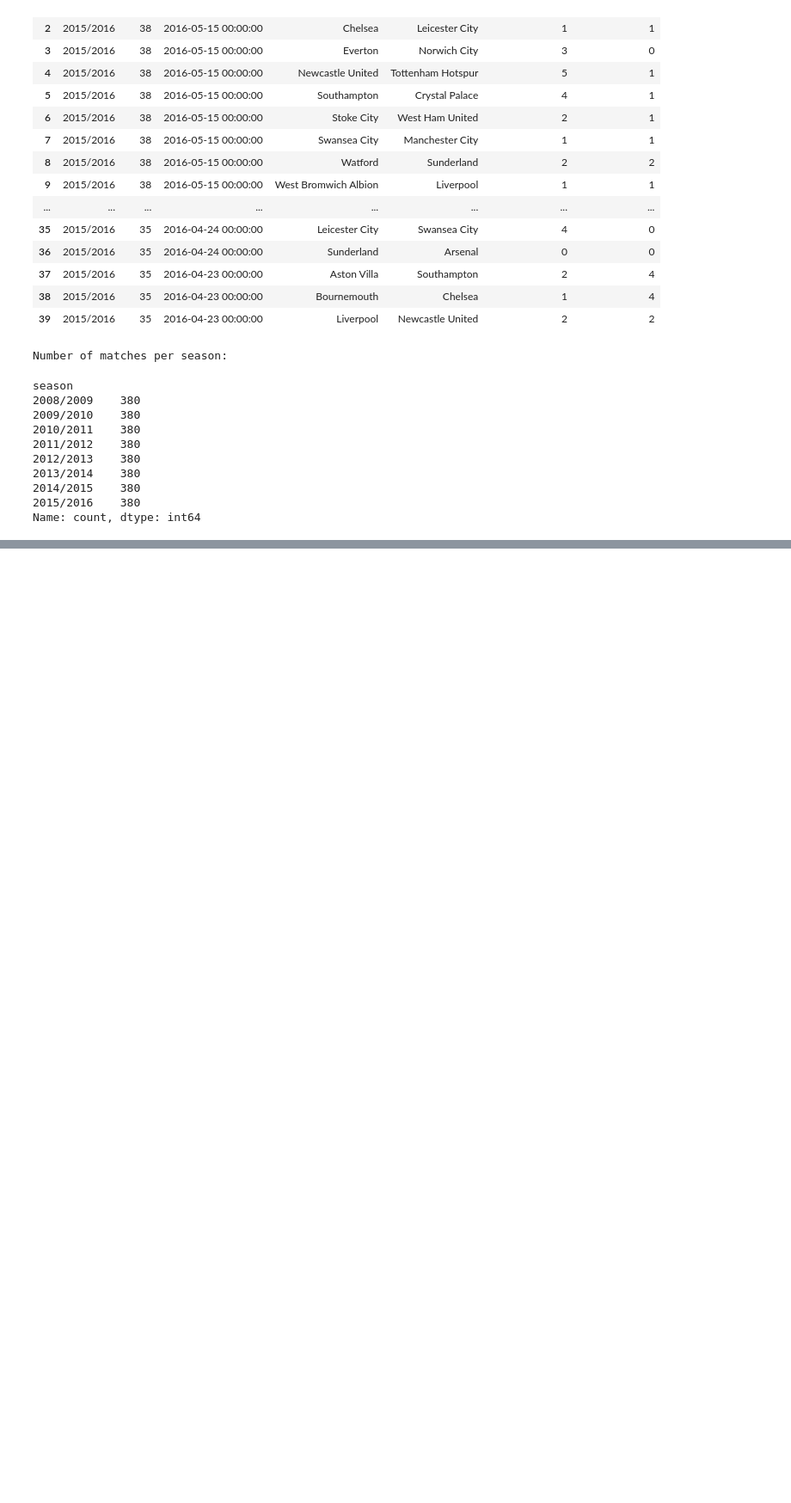
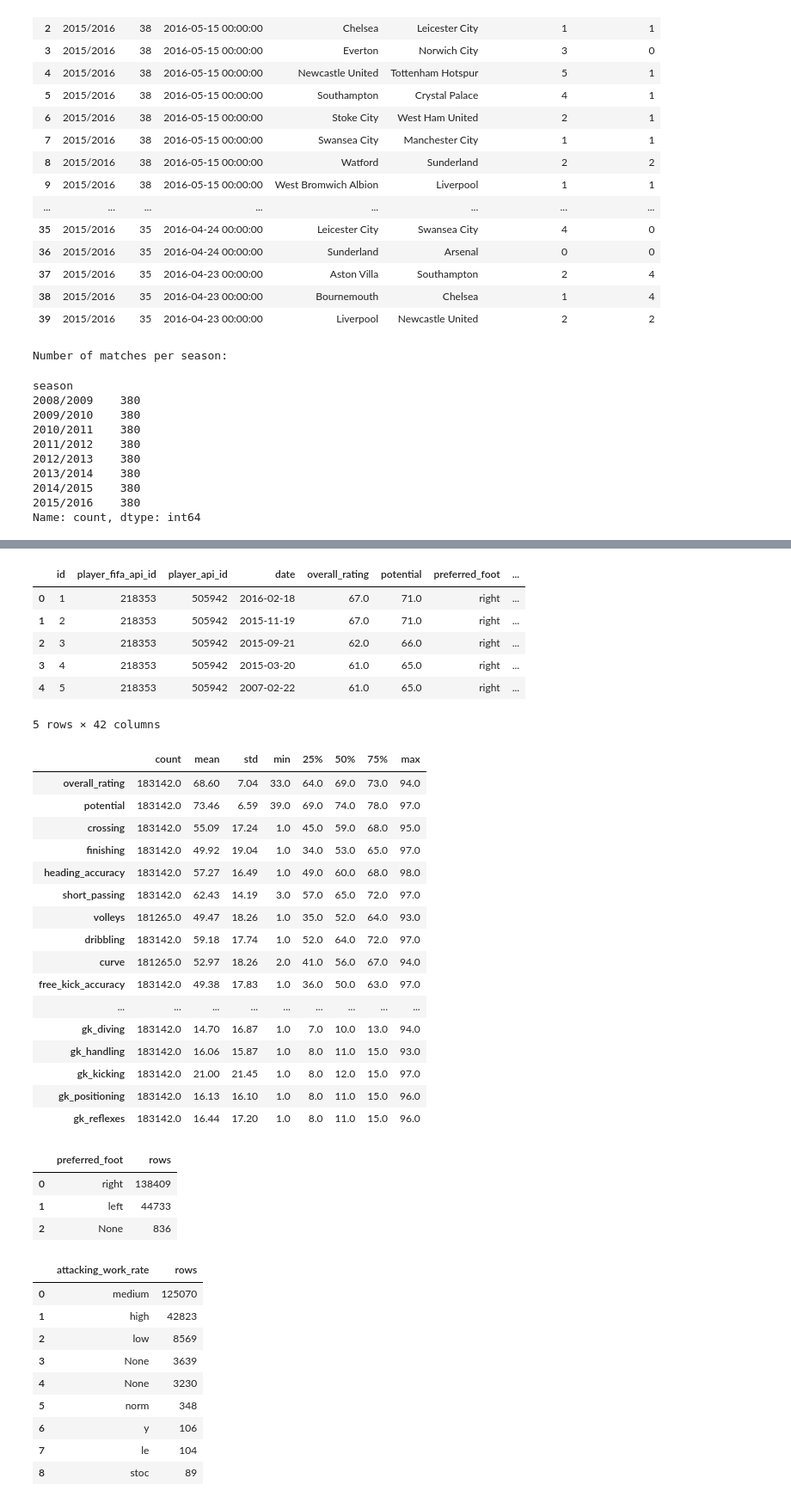
Before and after one commit to Hamdermadsik/Project_MBML, a Jupyter notebook: notebooks/PL_analysis.ipynb, the cells around one changed output, grey strips where cells are left out. Shown at 86% size. Saved outputs shown, nothing was run; the diff lists cells and outputs as text; code cells hidden in the pictures; blank space fills up the shorter version.

```diff
--- a/notebooks/PL_analysis.ipynb
+++ b/notebooks/PL_analysis.ipynb
@@ -9,12 +9,16 @@ import os
 from pathlib import Path
 
 # =====================================================================
-# Database path
+# Project paths
 # =====================================================================
-# Your database is here:
-#   C:\Users\Madsl\Dropbox\DTU\Kand\3.Semester\MBML\Project_MBML\data\database.sqlite
+# This makes paths work whether the notebook kernel starts in the project
+# root or inside the notebooks folder.
+PROJECT_ROOT = Path.cwd()
+if not (PROJECT_ROOT / "data" / "database.sqlite").exists():
+    PROJECT_ROOT = PROJECT_ROOT.parent
 
-db_path = Path(r"C:\Users\Madsl\Dropbox\DTU\Kand\3.Semester\MBML\Project_MBML\data\database.sqlite")
+DATA_DIR = PROJECT_ROOT / "data"
+db_path = DATA_DIR / "database.sqlite"
 
 # Safety check to prevent SQLite from creating an empty database
 if (not db_path.exists()) or db_path.stat().st_size == 0:
@@ -154,0 +275,66 @@ Name: count, dtype: int64
+# %%
+# What does an attribute snapshot contain?
+player_attributes = pd.read_sql(
+    "SELECT * FROM Player_Attributes;",
+    conn,
+    parse_dates=["date"],
+)
+
+display(player_attributes.head())
+
+rating_columns = [
+    col for col in player_attributes.columns
+    if col not in [
+        "id",
+        "player_fifa_api_id",
+        "player_api_id",
+        "date",
+        "preferred_foot",
+        "attacking_work_rate",
+        "defensive_work_rate",
+    ]
+]
+
+display(player_attributes[rating_columns].describe().T.round(2))
+display(player_attributes["preferred_foot"].value_counts(dropna=False).rename_axis("preferred_foot").reset_index(name="rows"))
+display(player_attributes["attacking_work_rate"].value_counts(dropna=False).rename_axis("attacking_work_rate").reset_index(name="rows"))
+display(player_attributes["defensive_work_rate"].value_counts(dropna=False).rename_axis("defensive_work_rate").reset_index(name="rows"))
+# %% [output]
+|  | id | player_fifa_api_id | player_api_id | date | overall_rating | potential | preferred_foot | ... |
+| 0 | 1 | 218353 | 505942 | 2016-02-18 | 67.0 | 71.0 | right | ... |
+| 1 | 2 | 218353 | 505942 | 2015-11-19 | 67.0 | 71.0 | right | ... |
+| 2 | 3 | 218353 | 505942 | 2015-09-21 | 62.0 | 66.0 | right | ... |
+| 3 | 4 | 218353 | 505942 | 2015-03-20 | 61.0 | 65.0 | right | ... |
+| 4 | 5 | 218353 | 505942 | 2007-02-22 | 61.0 | 65.0 | right | ... |
+5 rows × 42 columns
+|  | count | mean | std | min | 25% | 50% | 75% | max |
+| overall_rating | 183142.0 | 68.60 | 7.04 | 33.0 | 64.0 | 69.0 | 73.0 | 94.0 |
+| potential | 183142.0 | 73.46 | 6.59 | 39.0 | 69.0 | 74.0 | 78.0 | 97.0 |
+| crossing | 183142.0 | 55.09 | 17.24 | 1.0 | 45.0 | 59.0 | 68.0 | 95.0 |
+| finishing | 183142.0 | 49.92 | 19.04 | 1.0 | 34.0 | 53.0 | 65.0 | 97.0 |
+| heading_accuracy | 183142.0 | 57.27 | 16.49 | 1.0 | 49.0 | 60.0 | 68.0 | 98.0 |
+| short_passing | 183142.0 | 62.43 | 14.19 | 3.0 | 57.0 | 65.0 | 72.0 | 97.0 |
+| volleys | 181265.0 | 49.47 | 18.26 | 1.0 | 35.0 | 52.0 | 64.0 | 93.0 |
+| dribbling | 183142.0 | 59.18 | 17.74 | 1.0 | 52.0 | 64.0 | 72.0 | 97.0 |
+| curve | 181265.0 | 52.97 | 18.26 | 2.0 | 41.0 | 56.0 | 67.0 | 94.0 |
+| free_kick_accuracy | 183142.0 | 49.38 | 17.83 | 1.0 | 36.0 | 50.0 | 63.0 | 97.0 |
+| ... | ... | ... | ... | ... | ... | ... | ... | ... |
+| gk_diving | 183142.0 | 14.70 | 16.87 | 1.0 | 7.0 | 10.0 | 13.0 | 94.0 |
+| gk_handling | 183142.0 | 16.06 | 15.87 | 1.0 | 8.0 | 11.0 | 15.0 | 93.0 |
+| gk_kicking | 183142.0 | 21.00 | 21.45 | 1.0 | 8.0 | 12.0 | 15.0 | 97.0 |
+| gk_positioning | 183142.0 | 16.13 | 16.10 | 1.0 | 8.0 | 11.0 | 15.0 | 96.0 |
+| gk_reflexes | 183142.0 | 16.44 | 17.20 | 1.0 | 8.0 | 11.0 | 15.0 | 96.0 |
+|  | preferred_foot | rows |
+| 0 | right | 138409 |
+| 1 | left | 44733 |
+| 2 | None | 836 |
+|  | attacking_work_rate | rows |
+| 0 | medium | 125070 |
+| 1 | high | 42823 |
+| 2 | low | 8569 |
+| 3 | None | 3639 |
+| 4 | None | 3230 |
+| 5 | norm | 348 |
+| 6 | y | 106 |
+| 7 | le | 104 |
+| 8 | stoc | 89 |
```
Also changed, not shown: parts of 17 cells of this notebook, 4 other files.
